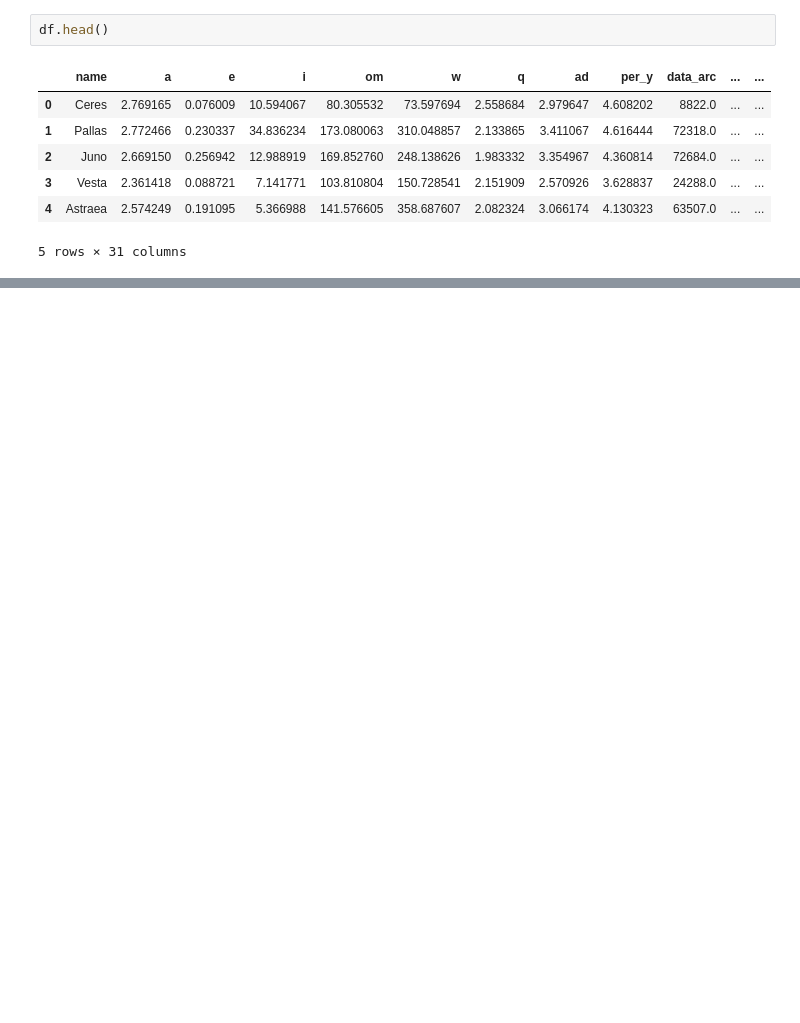
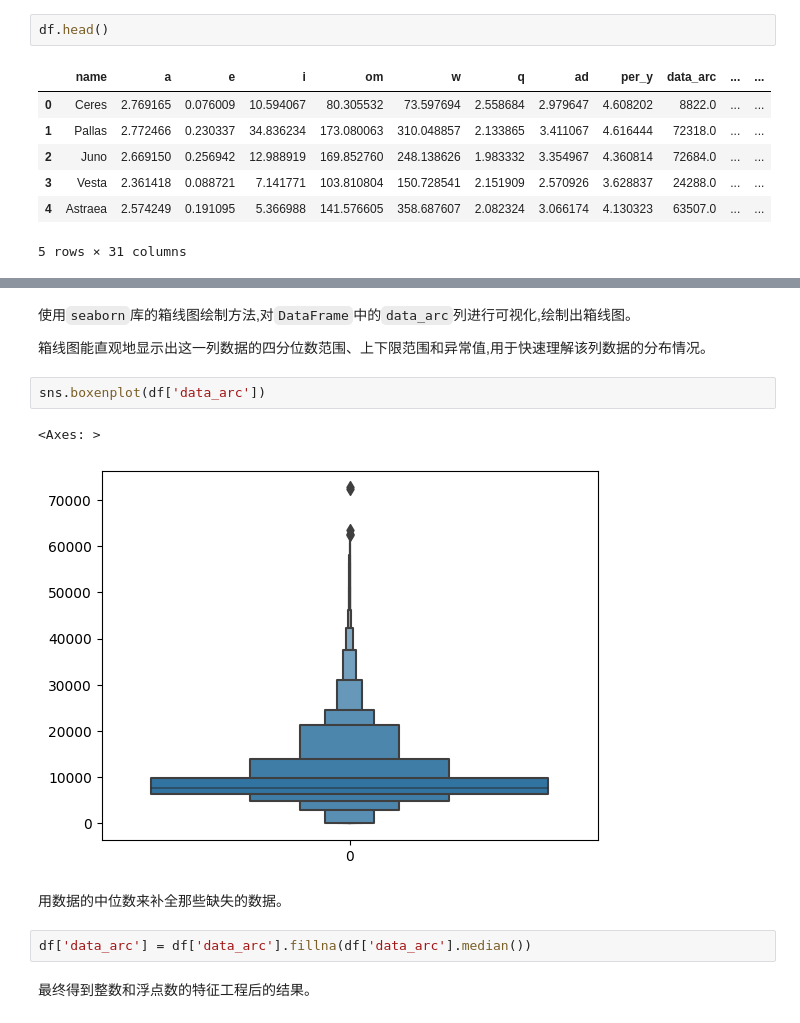
Before and after one commit to Nozom1466/Linear-Regression-from-Scratch, a Jupyter notebook: PA1/main.ipynb, the cells around one changed output, grey strips where cells are left out. Saved outputs shown, nothing was run; the diff lists cells and outputs as text; blank space fills up the shorter version.

```diff
--- a/PA1/main.ipynb
+++ b/PA1/main.ipynb
@@ -20,0 +245,15 @@ df.head()
+# %% [markdown]
+使用`seaborn`库的箱线图绘制方法,对`DataFrame`中的`data_arc`列进行可视化,绘制出箱线图。
+
+箱线图能直观地显示出这一列数据的四分位数范围、上下限范围和异常值,用于快速理解该列数据的分布情况。
+# %%
+sns.boxenplot(df['data_arc'])
+# %% [output]
+<Axes: >
+[figure, added]
+# %% [markdown]
+用数据的中位数来补全那些缺失的数据。
+# %%
+df['data_arc'] = df['data_arc'].fillna(df['data_arc'].median())
+# %% [markdown]
+最终得到整数和浮点数的特征工程后的结果。
```
Also changed, not shown: parts of 49 cells of this notebook.
